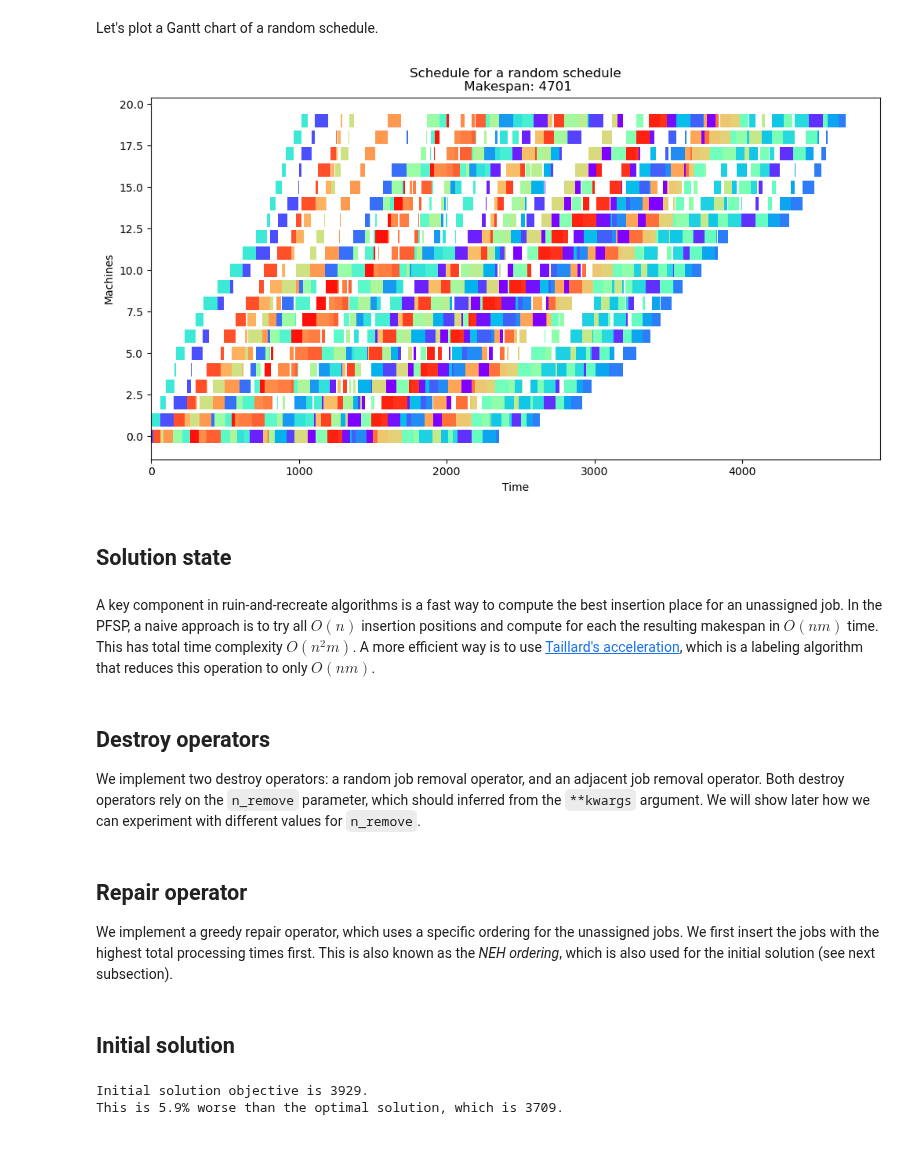
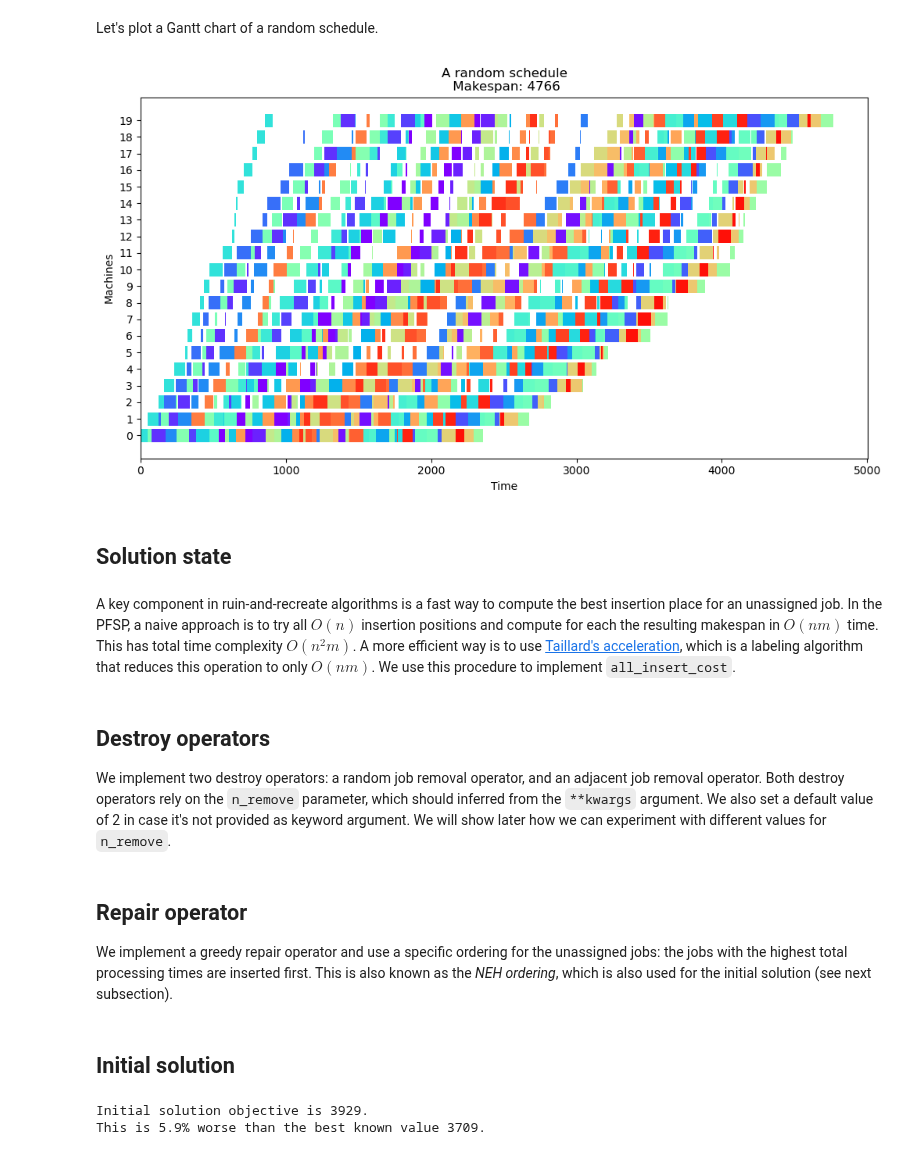
Before and after one commit to N-Wouda/ALNS, a Jupyter notebook: docs/source/examples/permutation_flow_shop_problem.ipynb, the cells around one changed output. Cells and saved outputs as stored; diff of their text form; code cells hidden in the pictures.

Commit message:
Full version PFSP notebook

```diff
--- a/docs/source/examples/permutation_flow_shop_problem.ipynb
+++ b/docs/source/examples/permutation_flow_shop_problem.ipynb
@@ -49,12 +49,10 @@ def compute_completion_times(schedule):
     """
     completion = np.zeros(data.processing_times.shape, dtype=int)
 
-    for pos, job in enumerate(schedule):
+    for idx, job in enumerate(schedule):
         for machine in range(data.n_machines):
-            prev_job = (
-                completion[machine, schedule[pos - 1]] if pos != 0 else 0
-            )
-            prev_machine = completion[machine - 1, job] if machine != 0 else 0
+            prev_job = completion[machine, schedule[idx - 1]] if idx > 0 else 0
+            prev_machine = completion[machine - 1, job] if machine > 0 else 0
             processing = data.processing_times[machine, job]
 
             completion[machine, job] = max(prev_job, prev_machine) + processing
@@ -87,15 +85,16 @@ def plot(schedule, name):
     _, ax = plt.subplots(1, figsize=(12, 6))
     ax.barh(machines, length, left=start_job, color=job_colors)
 
-    ax.set_title(f"Schedule for {name}\n Makespan: {compute_makespan(schedule)}")
+    ax.set_title(f"{name}\n Makespan: {compute_makespan(schedule)}")
     ax.set_ylabel(f"Machines")
     ax.set_xlabel(f"Time")
+    ax.set_yticks(range(data.n_machines))
 
     plt.show()
 # %%
-plot(rnd.choice(range(data.n_jobs), size=data.n_jobs, replace=False), 'a random schedule')
+plot(rnd.choice(range(data.n_jobs), size=data.n_jobs, replace=False), 'A random schedule')
 # %% [output]
-[figure, old version]
+[figure, new version]
 # %% [markdown]
 ## Solution state
 # %%
@@ -122,7 +122,7 @@ class Solution(State):
     def remove(self, job: int):
         self.schedule.remove(job)
 # %% [markdown]
-A key component in ruin-and-recreate algorithms is a fast way to compute the best insertion place for an unassigned job. In the PFSP, a naive approach is to try all $O(n)$ insertion positions and compute for each the resulting makespan in $O(nm)$ time. This has total time complexity $O(n^2m)$. A more efficient way is to use [Taillard's acceleration](https://scholar.google.com/citations?view_op=view_citation&hl=nl&user=vj-4SjYAAAAJ&citation_for_view=vj-4SjYAAAAJ:IjCSPb-OGe4C), which is a labeling algorithm that reduces this operation to only $O(nm)$.
+A key component in ruin-and-recreate algorithms is a fast way to compute the best insertion place for an unassigned job. In the PFSP, a naive approach is to try all $O(n)$ insertion positions and compute for each the resulting makespan in $O(nm)$ time. This has total time complexity $O(n^2m)$. A more efficient way is to use [Taillard's acceleration](https://scholar.google.com/citations?view_op=view_citation&hl=nl&user=vj-4SjYAAAAJ&citation_for_view=vj-4SjYAAAAJ:IjCSPb-OGe4C), which is a labeling algorithm that reduces this operation to only $O(nm)$. We use this procedure to implement `all_insert_cost`.
 # %%
 def all_insert_cost(schedule: List[int], job: int) -> List[Tuple[int, float]]:
     """
@@ -162,7 +162,7 @@ def all_insert_cost(schedule: List[int], job: int) -> List[Tuple[int, float]]:
     return [(idx, M[idx]) for idx in np.argsort(M)]
 # %% [markdown]
 ## Destroy operators
-We implement two destroy operators: a random job removal operator, and an adjacent job removal operator. Both destroy operators rely on the `n_remove` parameter, which should inferred from the `**kwargs` argument. We will show later how we can experiment with different values for `n_remove`.
+We implement two destroy operators: a random job removal operator, and an adjacent job removal operator. Both destroy operators rely on the `n_remove` parameter, which should inferred from the `**kwargs` argument. We also set a default value of 2 in case it's not provided as keyword argument. We will show later how we can experiment with different values for `n_remove`.
 # %%
 def random_removal(state: Solution, rnd_state, **kwargs) -> Solution:
     """
@@ -199,7 +198,7 @@ def adjacent_removal(state: Solution, rnd_state, **kwargs) -> Solution:
     return destroyed
 # %% [markdown]
 ## Repair operator
-We implement a greedy repair operator, which uses a specific ordering for the unassigned jobs. We first insert the jobs with the highest total processing times first. This is also known as the *NEH ordering*, which is also used for the initial solution (see next subsection).
+We implement a greedy repair operator and use a specific ordering for the unassigned jobs: the jobs with the highest total processing times are inserted first. This is also known as the *NEH ordering*, which is also used for the initial solution (see next subsection).
 # %%
 def greedy_repair(state: Solution, rnd_state, **kwargs) -> Solution:
     """
@@ -236,10 +235,10 @@ objective = init.objective()
 pct_diff = 100 * (objective - data.bkv) / bkv
 
 print(f"Initial solution objective is {objective}.")
-print(f"This is {pct_diff:.1f}% worse than the optimal solution, which is {bkv}.")
+print(f"This is {pct_diff:.1f}% worse than the best known value {bkv}.")
 # %% [output]
 Initial solution objective is 3929.
-This is 5.9% worse than the optimal solution, which is 3709.
+This is 5.9% worse than the best known value 3709.
 # %%
 plot(init.schedule, "NEH")
 # %% [output]
```
Also changed, not shown: parts of 24 cells of this notebook.
